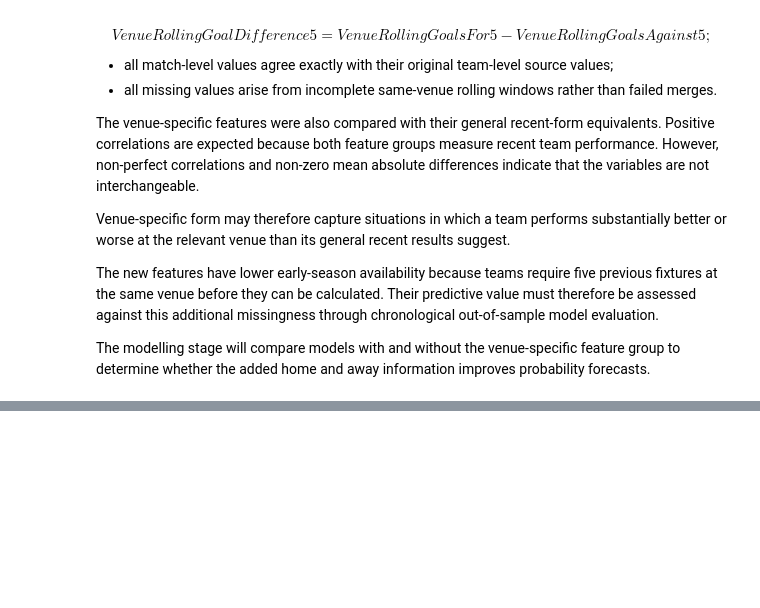
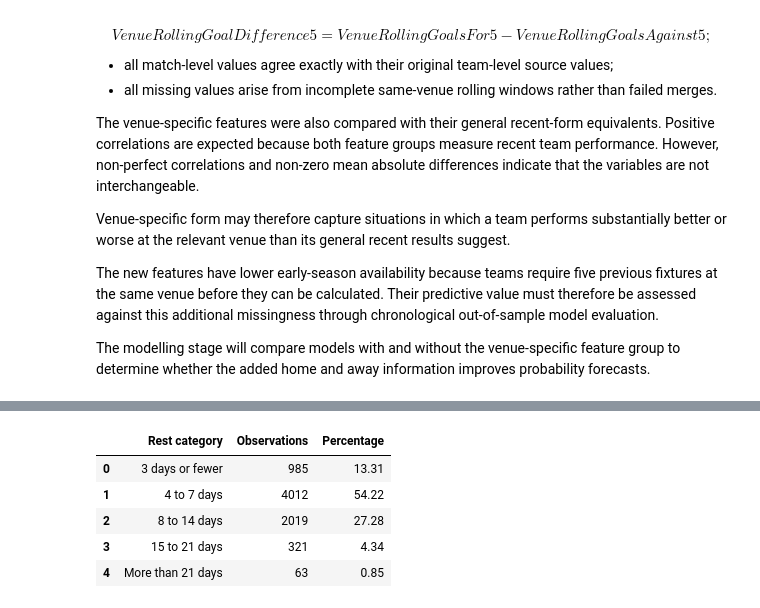
Before and after one commit to kieranforkan/premier-league-probability-engine, a Jupyter notebook: notebooks/02_feature_engineering.ipynb, the cells around one changed output, grey strips where cells are left out. Cells and saved outputs as stored; diff of their text form; code cells hidden in the pictures; blank space fills up the shorter version.

```diff
--- a/notebooks/02_feature_engineering.ipynb
+++ b/notebooks/02_feature_engineering.ipynb
@@ -5596,0 +6860,13 @@ The modelling stage will compare models with and without the venue-specific feat
+# %%
+rest_band_summary.round(
+    {
+        "Percentage": 2,
+    }
+)
+# %% [output]
+|  | Rest category | Observations | Percentage |
+| 0 | 3 days or fewer | 985 | 13.31 |
+| 1 | 4 to 7 days | 4012 | 54.22 |
+| 2 | 8 to 14 days | 2019 | 27.28 |
+| 3 | 15 to 21 days | 321 | 4.34 |
+| 4 | More than 21 days | 63 | 0.85 |
```
Also changed, not shown: parts of 22 cells of this notebook.
